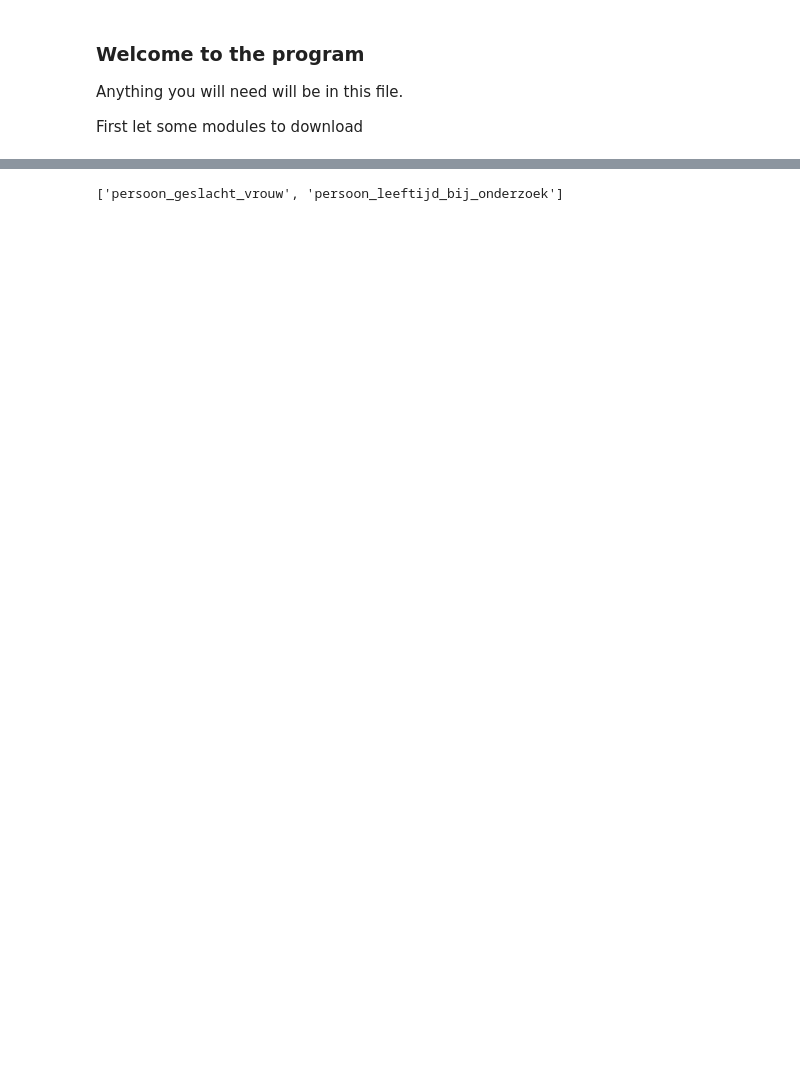
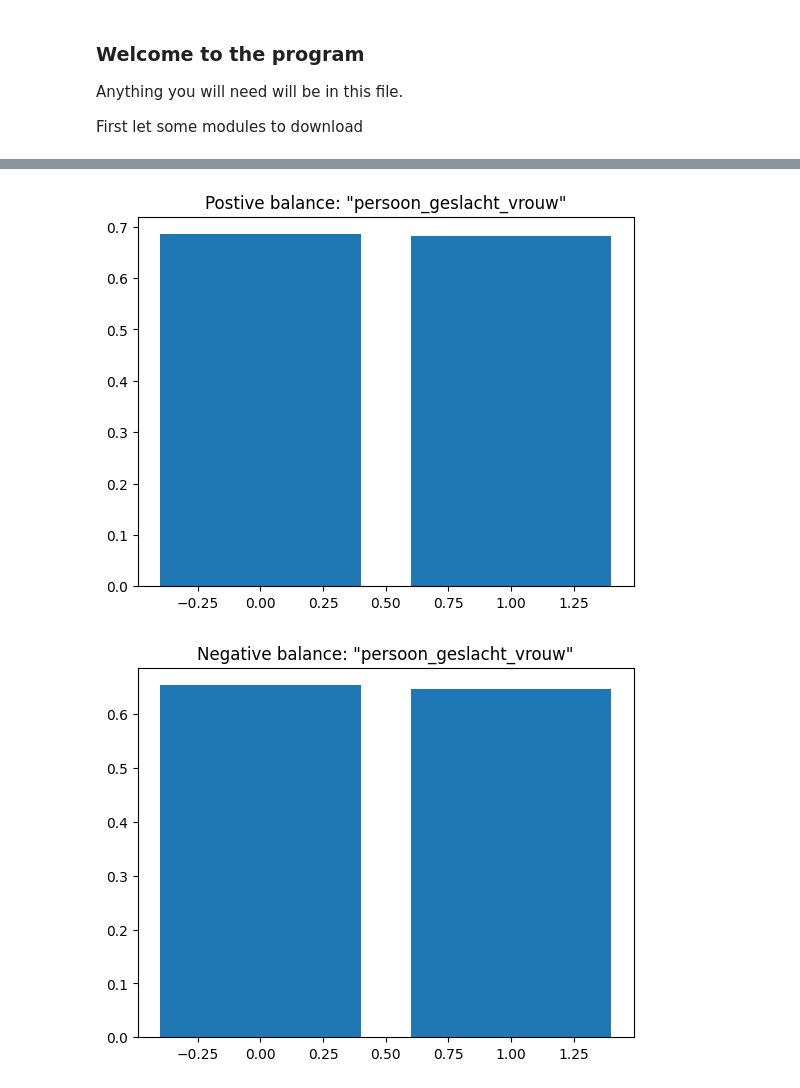
Before and after one commit to bytnater/bias-analyse, a Jupyter notebook: main.ipynb, the cells around one changed output, grey strips where cells are left out. Saved outputs shown, nothing was run; the diff lists cells and outputs as text; code cells hidden in the pictures; blank space fills up the shorter version.

```diff
--- a/main.ipynb
+++ b/main.ipynb
@@ -157,20 +155,15 @@ accordion
-# %%
-protected_values = preset.get('protected_values', torch.zeros(len(dataset.i2c), dtype=bool))
-protected_attributes = [
-            name for name, is_protected in zip(dataset.i2c, protected_values)
-            if is_protected
-        ]
-protected_attributes
-# %% [output]
-['persoon_geslacht_vrouw', 'persoon_leeftijd_bij_onderzoek']
 # %%
 preset['protected_values'] = torch.tensor([protected_item.value for protected_item in protected_items])
 preset['ground_truth_column'] = GROUND_SELECTION.value
 preset['prediction_column'] = PREDICTED_SELECTION.value
 
-
 metric1 = balance_in_pos_neg(dataset, preset)
-metric2 = statistical_parity(dataset, preset)
+metric2 = well_calibration(dataset, preset)
+metric3 = statistical_parity(dataset, preset)
 # %%
-metric1.show() ## this should be the only steps
-metric2.check_statistical_parity()
+# metric1.show() ## this should be the only steps
+metric2.show()
+# metric3.check_statistical_parity()
+# %% [output]
+[figure, added]
+[figure, added]
```
Also changed, not shown: parts of 3 cells of this notebook, 2 other files.
